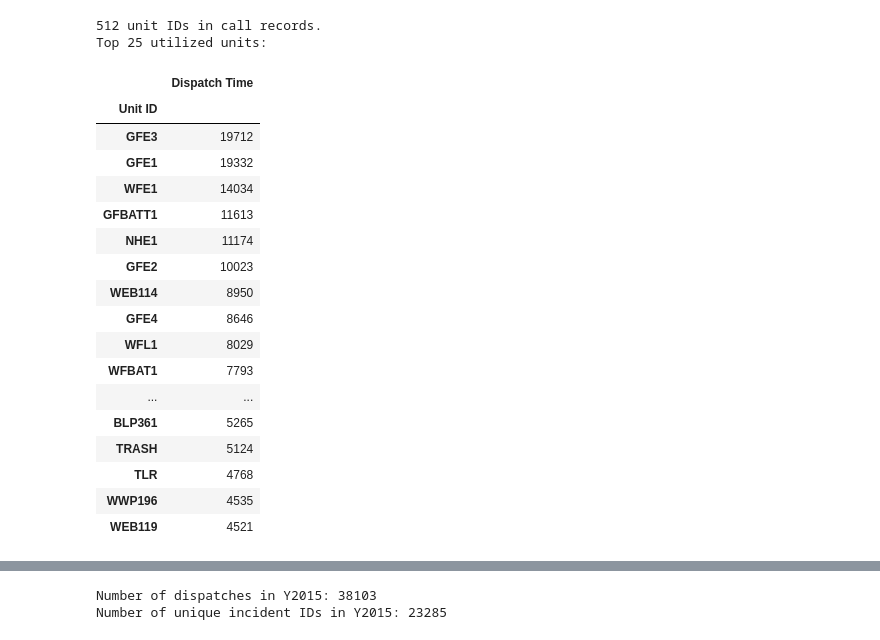
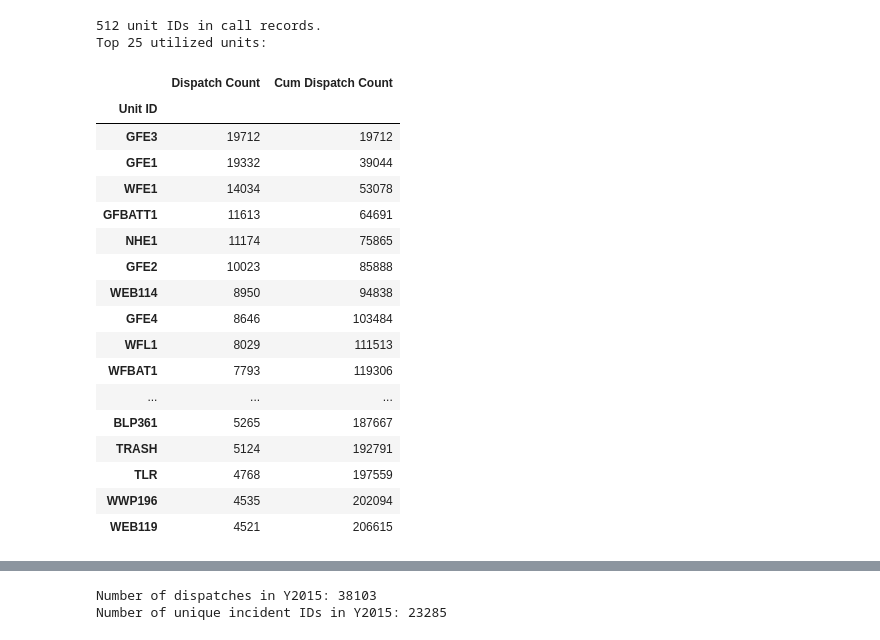
Before and after one commit to dhandy2013/wake-fire-planning, a Jupyter notebook: call-volume-trends.ipynb, the cells around one changed output, grey strips where cells are left out. Saved outputs shown, nothing was run; the diff lists cells and outputs as text; code cells hidden in the pictures.

Commit message:
Progress on call volume graph

```diff
--- a/call-volume-trends.ipynb
+++ b/call-volume-trends.ipynb
@@ -70,39 +70,69 @@ df.head(10)
 # %%
 unit_ids = sorted(set(df['Unit ID']))
 print(len(unit_ids), "unit IDs in call records.")
-with open("t.txt", "w") as f:
-    for i in unit_ids:
-        print(i, file=f)
+if not os.path.exists("unit-ids.txt"):
+    with open("unit-ids.txt", "w") as f:
+        for i in unit_ids:
+            print(i, file=f)
 
-unit_dispatch_times = pd.DataFrame.from_dict({'Dispatch Time': df['Dispatch Time']})
-unit_dispatch_times.index = df['Unit ID']
+unit_dispatch_times = pd.DataFrame({'Dispatch Time': df['Dispatch Time'].values},
+                                  index=df['Unit ID'].values)
 unit_dispatch_counts = unit_dispatch_times.groupby(level=0).count()
-unit_dispatch_counts.sort_values('Dispatch Time', ascending=False, inplace=True)
+unit_dispatch_counts.rename({'Dispatch Time': 'Dispatch Count'}, axis='columns', inplace=True)
+unit_dispatch_counts.index.name = "Unit ID"
+unit_dispatch_counts.sort_values('Dispatch Count', ascending=False, inplace=True)
+# Add a column with cumulative dispatch counts
+unit_dispatch_counts['Cum Dispatch Count'] = np.add.accumulate(
+    unit_dispatch_counts['Dispatch Count'].values)
+
 n = 25
 print("Top", n, "utilized units:")
 display(unit_dispatch_counts.head(n))
-top_n_total = sum(unit_dispatch_counts['Dispatch Time'].head(n))
-print("Accounting for", top_n_total, "of", len(df), "dispatches, or", 100*(top_n_total/len(df)), "percent.")
-print(len(unit_dispatch_counts[ unit_dispatch_counts['Dispatch Time'] == 1]), "units were only dispatched once.")
+top_n_total = sum(unit_dispatch_counts['Dispatch Count'].head(n))
+print("Accounting for", top_n_total, "of", len(df), "dispatches, or",
+      100*(top_n_total/len(df)), "percent.")
+
+n = 10
+print(len(unit_dispatch_counts[ unit_dispatch_counts['Dispatch Count'] < n]),
+    "units were dispatched less than", n, "times.")
+
+print(len(unit_dispatch_counts[ unit_dispatch_counts['Dispatch Count'] == 1]),
+      "units were only dispatched once.")
+
+# Find the set of units that account for 99% of all dispatches
+unit_dispatch_99 = unit_dispatch_counts[
+    unit_dispatch_counts['Cum Dispatch Count'] <= (len(df) * 0.99)
+]
+unit_dispatch_99 = unit_dispatch_99.copy()
+print((len(unit_dispatch_99)/len(unit_dispatch_counts)) * 100.0,
+      "% of the units handled 99% of the calls.")
+del unit_dispatch_99['Cum Dispatch Count']
+unit_dispatch_99['Rank'] = range(len(unit_dispatch_99))
+unit_dispatch_99['Fire Department'] = [""] * len(unit_dispatch_99)
+unit_dispatch_99.sort_values('Unit ID', inplace=True)
+unit_dispatch_99.head()
+# Save in a spreadsheet if the file doesn't already exist
+if not os.path.exists("data/fire-units.xlsx"):
+    unit_dispatch_99.to_excel("data/fire-units.xlsx")
 # %% [output]
 512 unit IDs in call records.
 Top 25 utilized units:
-|  | Dispatch Time |
-| Unit ID |  |
-| GFE3 | 19712 |
-| GFE1 | 19332 |
-| WFE1 | 14034 |
-| GFBATT1 | 11613 |
-| NHE1 | 11174 |
-| GFE2 | 10023 |
-| WEB114 | 8950 |
-| GFE4 | 8646 |
-| WFL1 | 8029 |
-| WFBAT1 | 7793 |
-| ... | ... |
-| BLP361 | 5265 |
-| TRASH | 5124 |
-| TLR | 4768 |
-| WWP196 | 4535 |
-| WEB119 | 4521 |
+|  | Dispatch Count | Cum Dispatch Count |
+| Unit ID |  |  |
+| GFE3 | 19712 | 19712 |
+| GFE1 | 19332 | 39044 |
+| WFE1 | 14034 | 53078 |
+| GFBATT1 | 11613 | 64691 |
+| NHE1 | 11174 | 75865 |
+| GFE2 | 10023 | 85888 |
+| WEB114 | 8950 | 94838 |
+| GFE4 | 8646 | 103484 |
+| WFL1 | 8029 | 111513 |
+| WFBAT1 | 7793 | 119306 |
+| ... | ... | ... |
+| BLP361 | 5265 | 187667 |
+| TRASH | 5124 | 192791 |
+| TLR | 4768 | 197559 |
+| WWP196 | 4535 | 202094 |
+| WEB119 | 4521 | 206615 |
 Accounting for 206615 of 407353 dispatches, or 50.721364516770464 percent.
```
Also changed, not shown: parts of 2 cells of this notebook, 1 other file.
